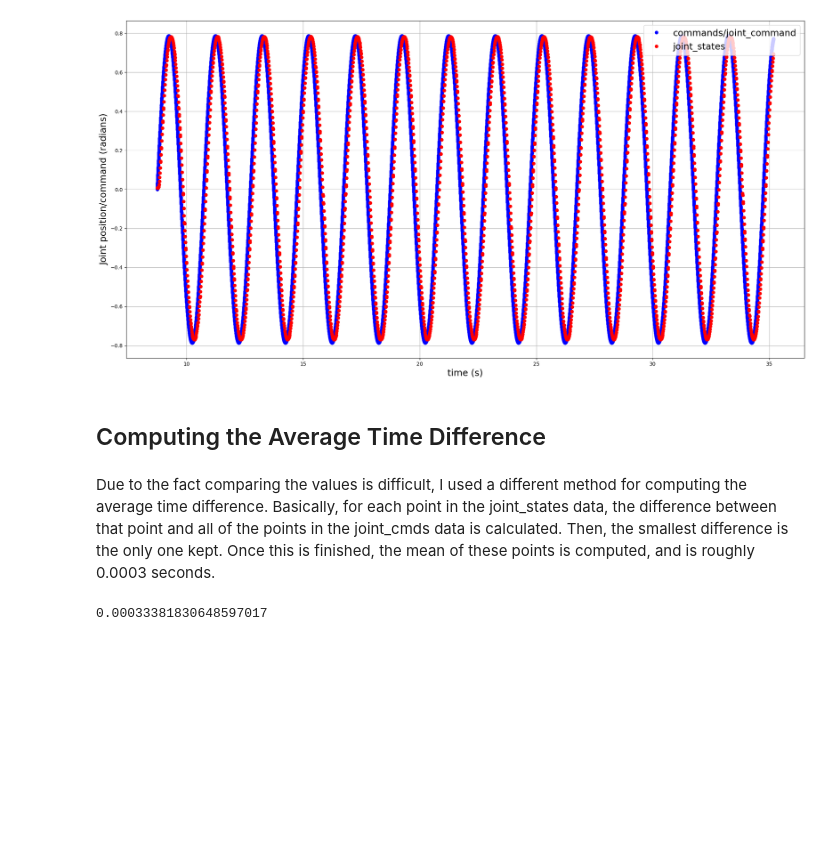
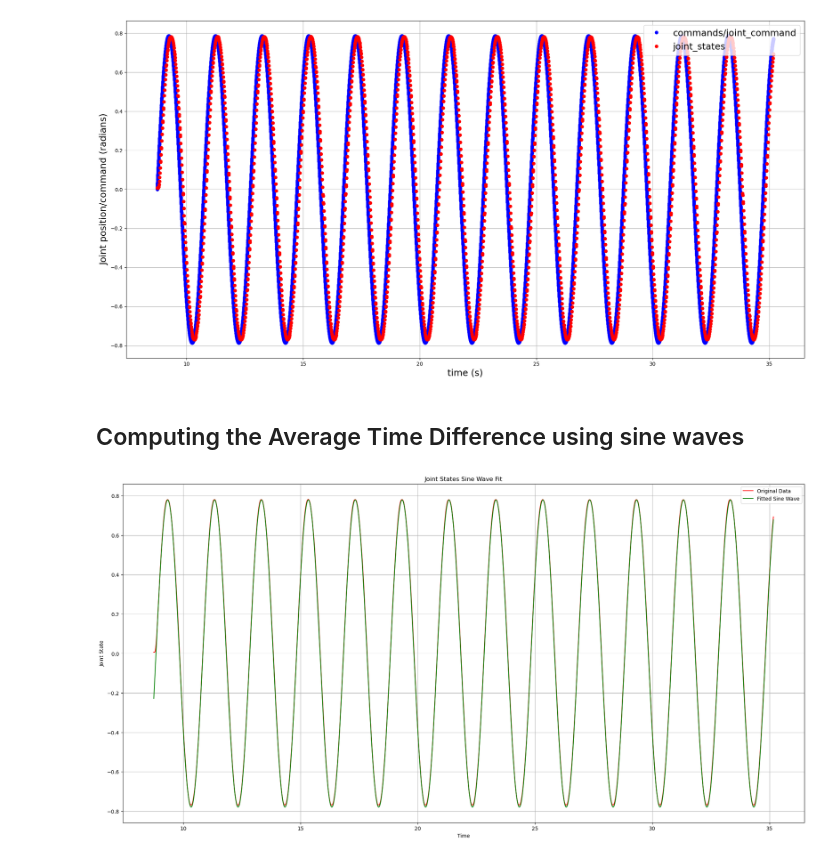
Before and after one commit to BCLab-UNM/MARIAM, a Jupyter notebook: analysis/arm_controller_delay/servo_motor_delay.ipynb, the cells around one changed output. Drawn from its saved outputs; the diff is of its cells as text; code cells hidden in the pictures; blank space fills up the shorter version.

```diff
--- a/analysis/arm_controller_delay/servo_motor_delay.ipynb
+++ b/analysis/arm_controller_delay/servo_motor_delay.ipynb
@@ -150,18 +150,32 @@ plt.show()
 # %% [output]
 [figure]
 # %% [markdown]
-## Computing the Average Time Difference
+## Computing the Average Time Difference using sine waves
-# %% [markdown]
-Due to the fact comparing the values is difficult, I used a different method for computing the average time difference. Basically, for each point in the joint_states data, the difference between that point and all of the points in the joint_cmds data is calculated. Then, the smallest difference is the only one kept. Once this is finished, the mean of these points is computed, and is roughly 0.0003 seconds.
-# %%
-# creating a numpy array to store each time difference
-time_differences = np.array([])
-
-for time in joint_states['time']:
-    # computing the minimum time difference
-    min_time = joint_cmds['time'].apply(lambda t: abs(time - t)).min()
-    time_differences = np.append(time_differences, min_time)
-
-time_differences.mean()
-# %% [output]
-0.00033381830648597017
+# %%
+from scipy.optimize import curve_fit
+
+# this function is used by scipy to fit a sine wave to the data
+def sine_wave(t, amplitude, frequency, phase):
+    return amplitude * np.sin(2 * np.pi * frequency * t + phase)
+
+amplitude_guess = np.pi / 4.0
+frequency_guess = 0.5
+phase_guess = 0.0
+
+states_popt, states_pcov = curve_fit(sine_wave, joint_states['time'], joint_states['wrist_angle'],
+                       p0=[amplitude_guess, frequency_guess, phase_guess])
+
+cmds_popt, cmds_pcov = curve_fit(sine_wave, joint_cmds['time'], joint_cmds['cmd'],
+                       p0=[amplitude_guess, frequency_guess, phase_guess])
+# %%
+plt.figure(figsize=(24, 12))
+plt.plot(joint_states['time'], joint_states['wrist_angle'], label='Original Data', color='red')
+plt.plot(joint_states['time'], sine_wave(joint_states['time'], *states_popt), label='Fitted Sine Wave', color='green')
+plt.xlabel('Time')
+plt.ylabel('Joint State')
+plt.title('Joint States Sine Wave Fit')
+plt.legend()
+plt.grid(True)
+plt.show()
+# %% [output]
+[figure, added]
```
Also changed, not shown: parts of 3 cells of this notebook.
